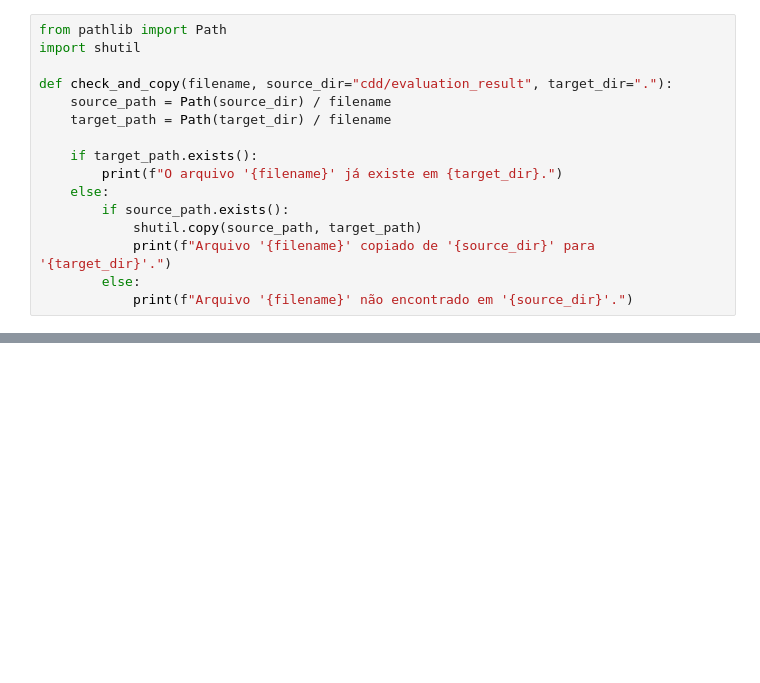
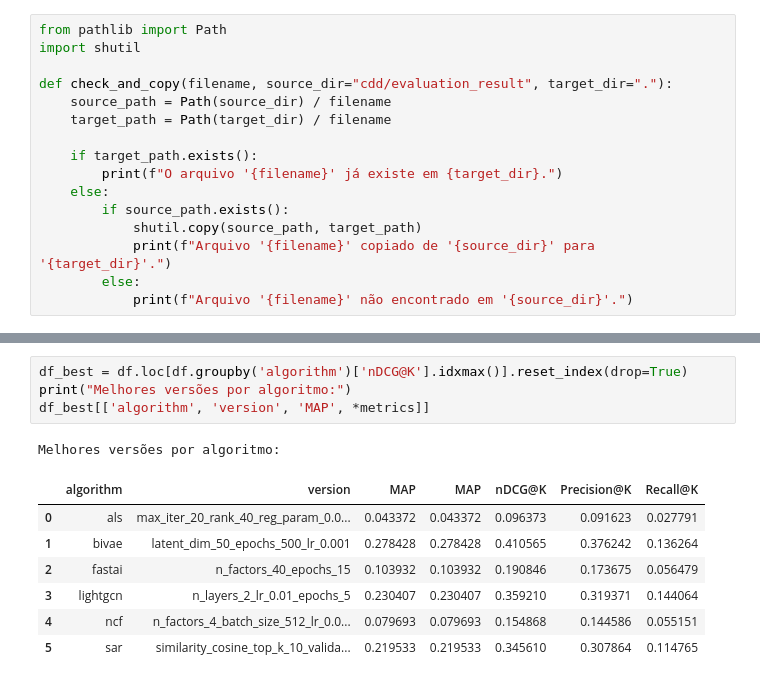
Before and after one commit to hygo2025/cdd-projeto-final, a Jupyter notebook: trabalho.ipynb, the cells around one changed output, grey strips where cells are left out. Drawn from its saved outputs; the diff is of its cells as text; blank space fills up the shorter version.

```diff
--- a/trabalho.ipynb
+++ b/trabalho.ipynb
@@ -1246,0 +1256,13 @@ plt.show()
+# %%
+df_best = df.loc[df.groupby('algorithm')['nDCG@K'].idxmax()].reset_index(drop=True)
+print("Melhores versões por algoritmo:")
+df_best[['algorithm', 'version', 'MAP', *metrics]]
+# %% [output]
+Melhores versões por algoritmo:
+|  | algorithm | version | MAP | MAP | nDCG@K | Precision@K | Recall@K |
+| 0 | als | max_iter_20_rank_40_reg_param_0.0... | 0.043372 | 0.043372 | 0.096373 | 0.091623 | 0.027791 |
+| 1 | bivae | latent_dim_50_epochs_500_lr_0.001 | 0.278428 | 0.278428 | 0.410565 | 0.376242 | 0.136264 |
+| 2 | fastai | n_factors_40_epochs_15 | 0.103932 | 0.103932 | 0.190846 | 0.173675 | 0.056479 |
+| 3 | lightgcn | n_layers_2_lr_0.01_epochs_5 | 0.230407 | 0.230407 | 0.359210 | 0.319371 | 0.144064 |
+| 4 | ncf | n_factors_4_batch_size_512_lr_0.0... | 0.079693 | 0.079693 | 0.154868 | 0.144586 | 0.055151 |
+| 5 | sar | similarity_cosine_top_k_10_valida... | 0.219533 | 0.219533 | 0.345610 | 0.307864 | 0.114765 |
```
Also changed, not shown: parts of 7 cells of this notebook.
